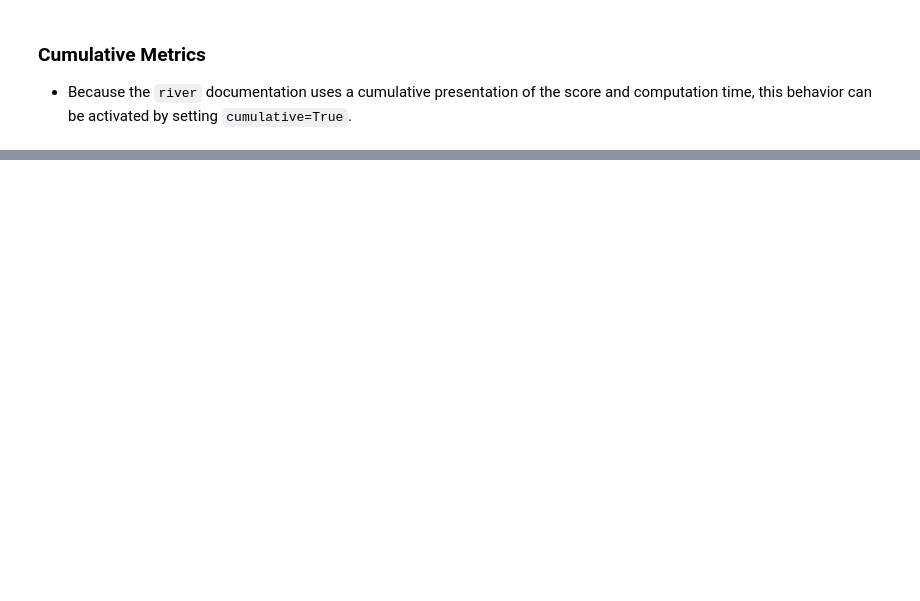
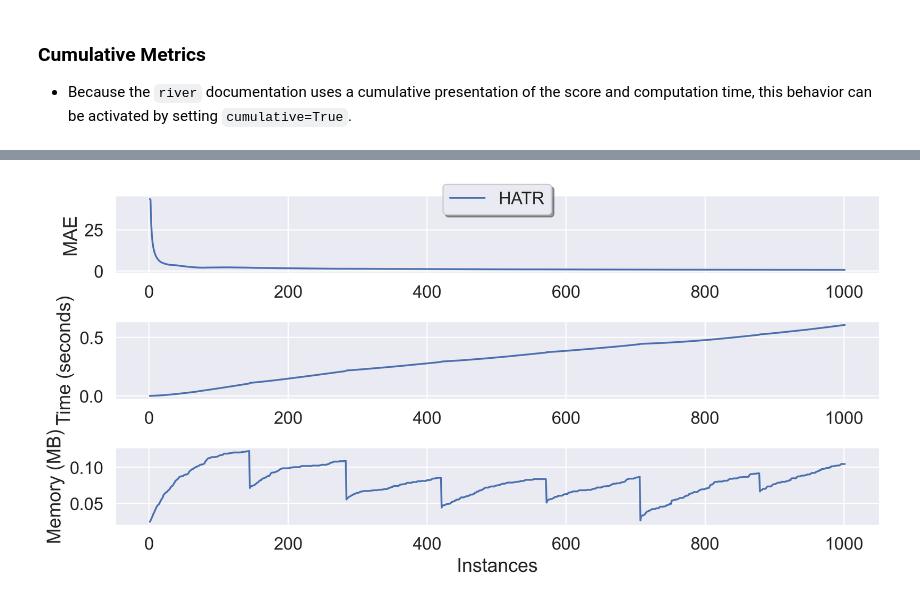
Before and after one commit to sn-code-inside/online-machine-learning, a Jupyter notebook: ch05.ipynb, the cells around one changed output, grey strips where cells are left out. Cells and saved outputs as stored; diff of their text form; code cells hidden in the pictures; blank space fills up the shorter version.

```diff
--- a/ch05.ipynb
+++ b/ch05.ipynb
@@ -604,0 +653,19 @@ plot_bml_oml_horizon_metrics(df_eval = [df_eval_1, df_eval_2], log_y=False, df_l
+# %%
+from river import datasets
+from spotRiver.evaluation.eval_oml import (
+    eval_oml_iter_progressive, plot_oml_iter_progressive)
+from river import metrics as river_metrics
+from river import tree as river_tree
+from river import preprocessing as river_preprocessing
+dataset = datasets.TrumpApproval()
+model = (river_preprocessing.StandardScaler() |
+        river_tree.HoeffdingAdaptiveTreeRegressor(seed=1))
+
+res_num = eval_oml_iter_progressive(
+    dataset = list(dataset),
+    step = 1,
+    metric = river_metrics.MAE(),
+    models = {"HATR": model})
+plot_oml_iter_progressive(res_num)
+# %% [output]
+[figure, added]
```
Also changed, not shown: parts of 13 cells of this notebook.
